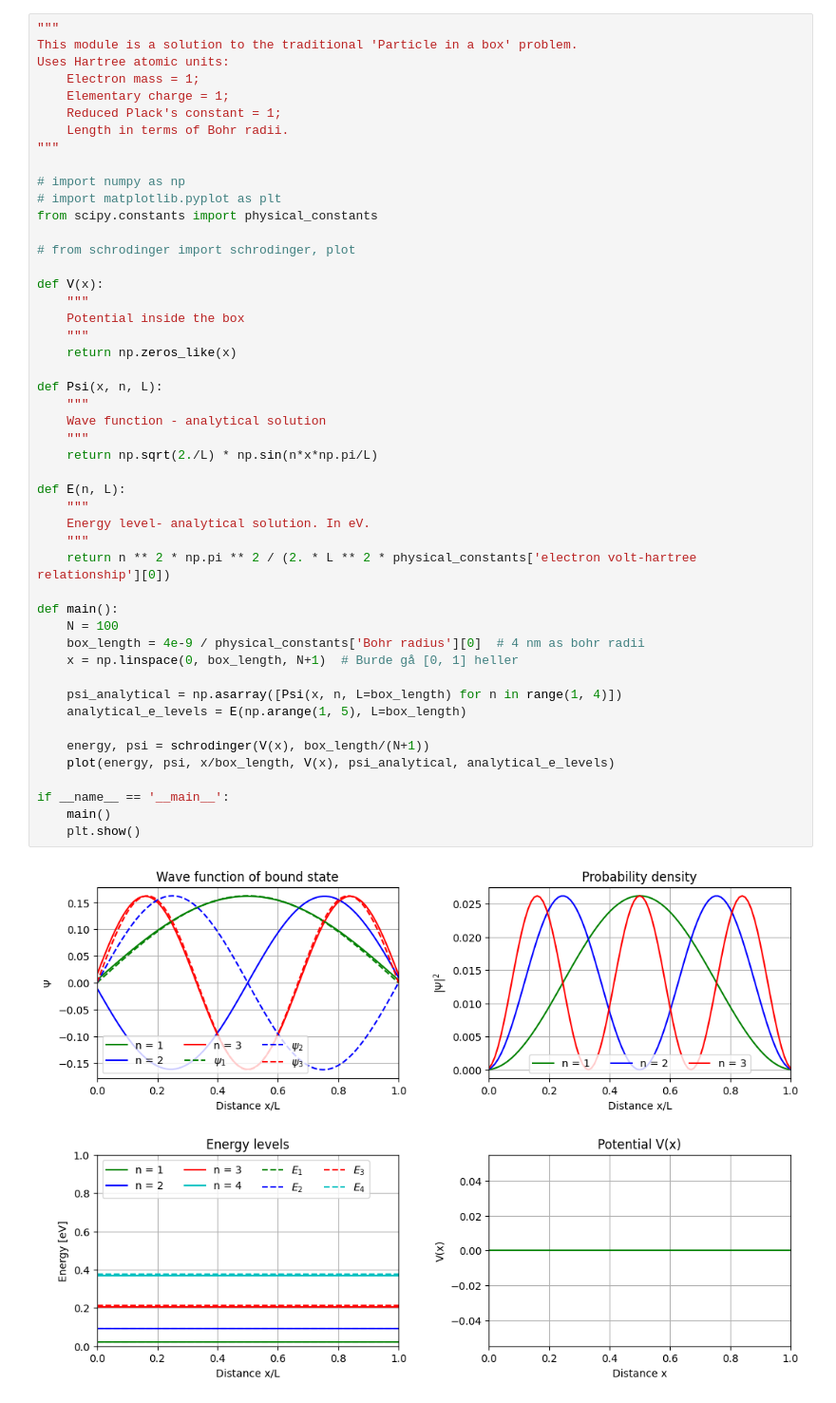
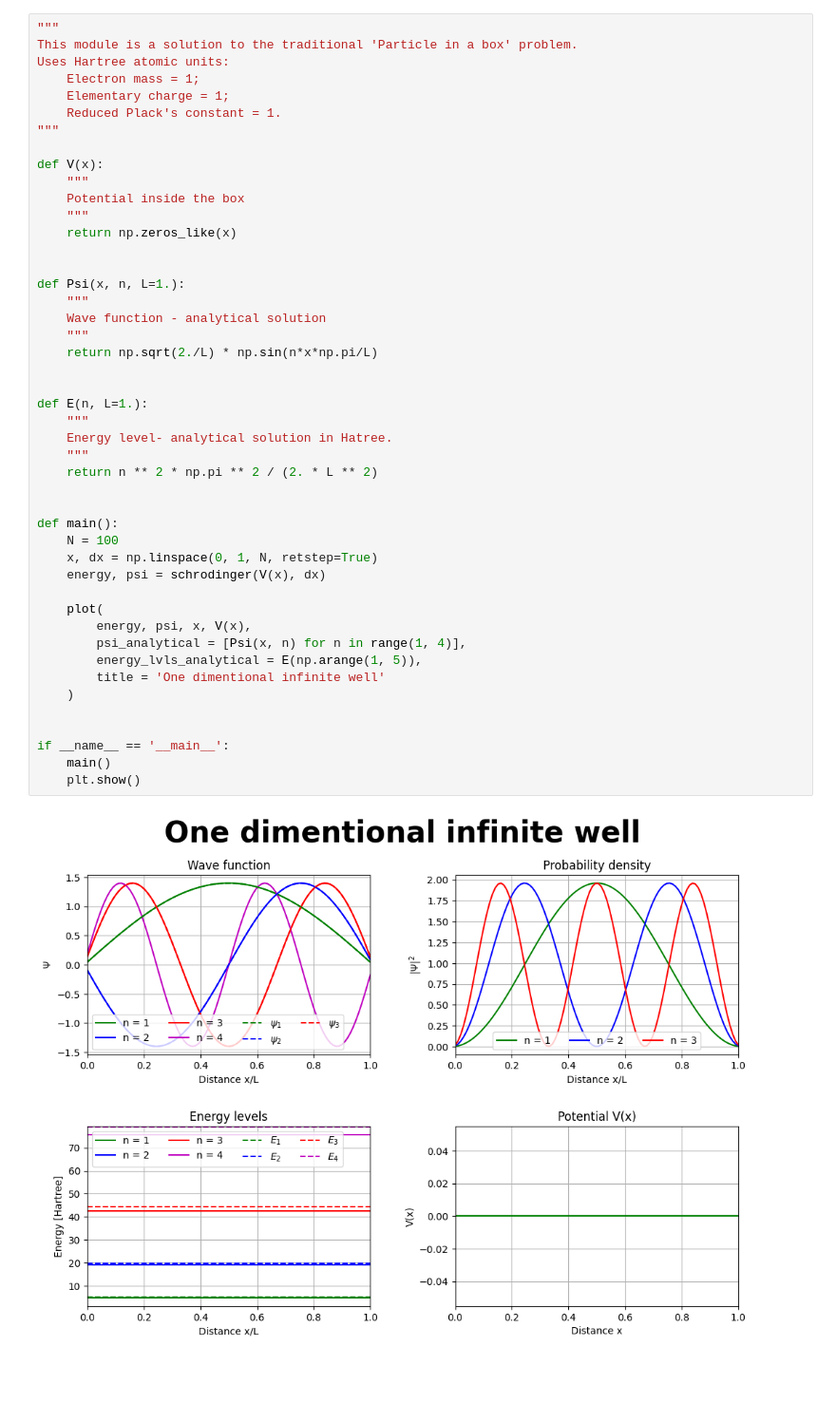
Before and after one commit to willidu/TFY4215, a Jupyter notebook: numeric_1/Jupyter/notebook.ipynb, the cells around one changed output. Shown: that part at 95% size. Saved outputs shown, nothing was run; the diff lists cells and outputs as text; blank space fills up the shorter version.

```diff
--- a/numeric_1/Jupyter/notebook.ipynb
+++ b/numeric_1/Jupyter/notebook.ipynb
@@ -122,52 +115,50 @@ def plot(
 """
 This module is a solution to the traditional 'Particle in a box' problem.
 Uses Hartree atomic units:
     Electron mass = 1;
     Elementary charge = 1;
-    Reduced Plack's constant = 1;
-    Length in terms of Bohr radii.
+    Reduced Plack's constant = 1.
 """
-
-# import numpy as np
-# import matplotlib.pyplot as plt
-from scipy.constants import physical_constants
-
-# from schrodinger import schrodinger, plot
 
 def V(x):
     """
     Potential inside the box
     """
     return np.zeros_like(x)
 
-def Psi(x, n, L):
+
+def Psi(x, n, L=1.):
     """
     Wave function - analytical solution
     """
     return np.sqrt(2./L) * np.sin(n*x*np.pi/L)
 
-def E(n, L):
+
+def E(n, L=1.):
     """
-    Energy level- analytical solution. In eV.
+    Energy level- analytical solution in Hatree.
     """
-    return n ** 2 * np.pi ** 2 / (2. * L ** 2 * physical_constants['electron volt-hartree relationship'][0])
+    return n ** 2 * np.pi ** 2 / (2. * L ** 2)
+
 
 def main():
     N = 100
-    box_length = 4e-9 / physical_constants['Bohr radius'][0]  # 4 nm as bohr radii
-    x = np.linspace(0, box_length, N+1)  # Burde gå [0, 1] heller
+    x, dx = np.linspace(0, 1, N, retstep=True)
+    energy, psi = schrodinger(V(x), dx)
 
-    psi_analytical = np.asarray([Psi(x, n, L=box_length) for n in range(1, 4)])
-    analytical_e_levels = E(np.arange(1, 5), L=box_length)
+    plot(
+        energy, psi, x, V(x),
+        psi_analytical = [Psi(x, n) for n in range(1, 4)],
+        energy_lvls_analytical = E(np.arange(1, 5)),
+        title = 'One dimentional infinite well'
+    )
 
-    energy, psi = schrodinger(V(x), box_length/(N+1))
-    plot(energy, psi, x/box_length, V(x), psi_analytical, analytical_e_levels)
 
 if __name__ == '__main__':
     main()
     plt.show()
 # %% [output]
-[figure, old version]
+[figure, new version]
 # %%
 """
 This module is a solution to the 'Harmonic oscillator' problem.
```
Also changed, not shown: parts of 5 cells of this notebook, 6 other files.
